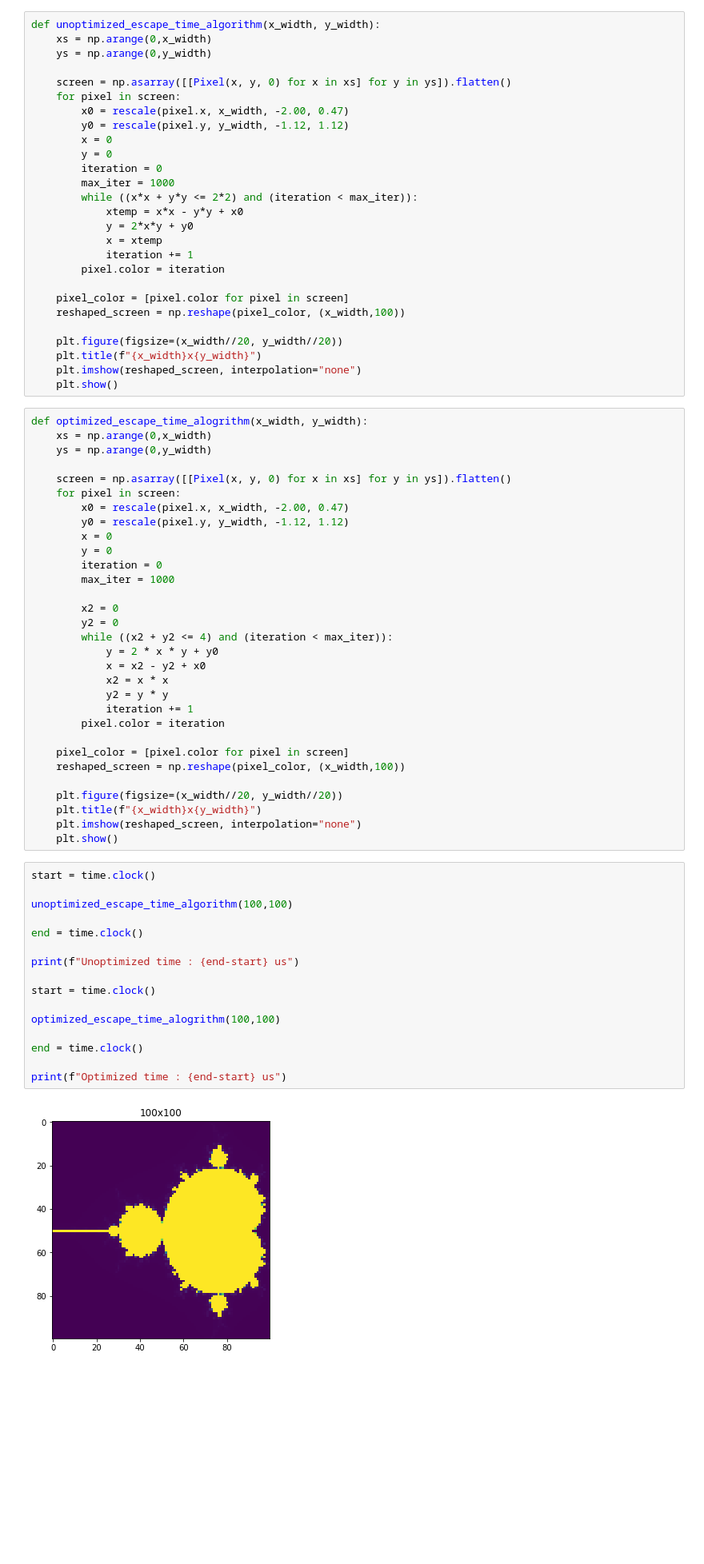
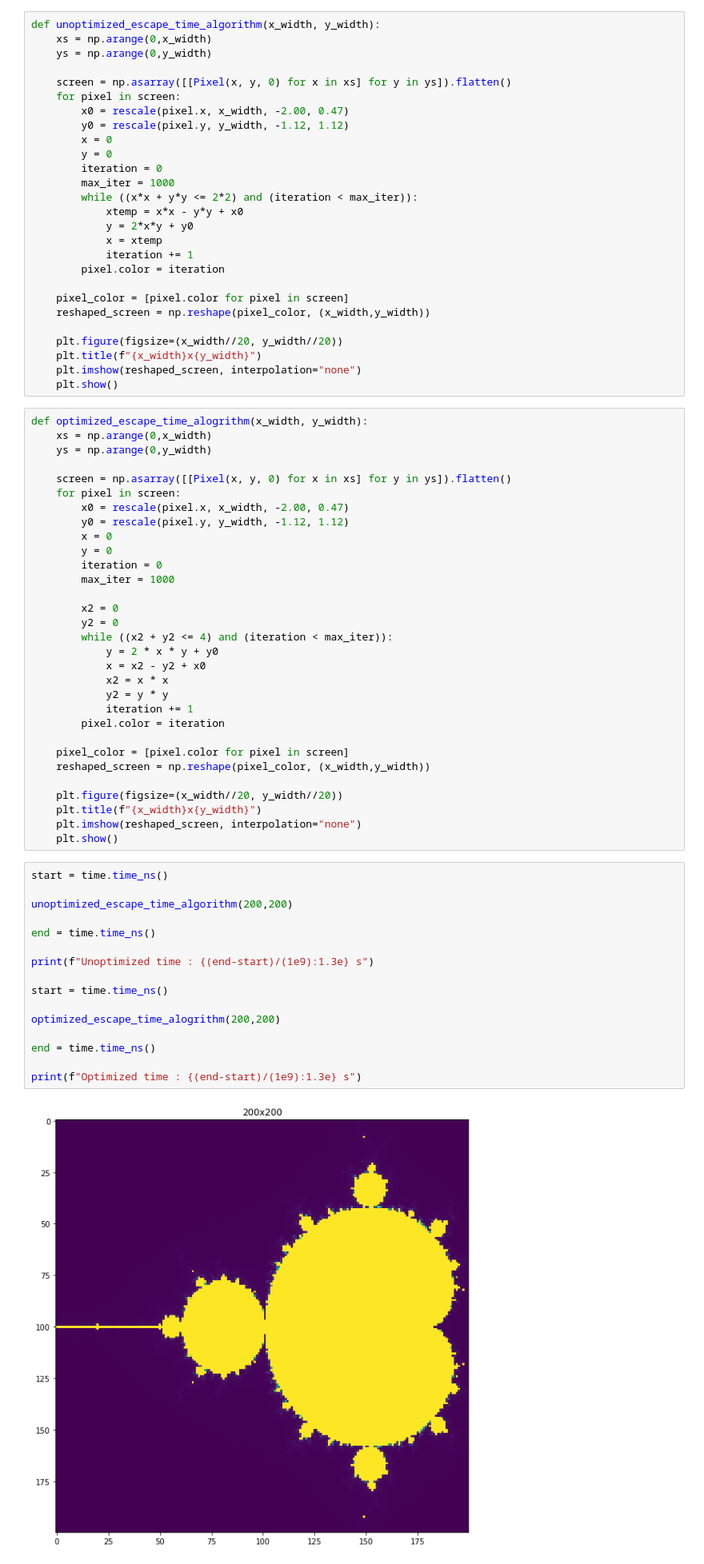
Before and after one commit to kitizl/Fractals, a Jupyter notebook: fractal.ipynb, the cells around one changed output. Shown: that part at 80% size. Saved outputs shown, nothing was run; the diff lists cells and outputs as text; blank space fills up the shorter version.

Commit message:
Added fractal notebook
Functioning and (sufficiently) optimized Mandelbrot fractal generator, embedded inside a notebook.

```diff
--- a/fractal.ipynb
+++ b/fractal.ipynb
@@ -126,7 +126,7 @@ def unoptimized_escape_time_algorithm(x_width, y_width):
 		pixel.color = iteration
 
 	pixel_color = [pixel.color for pixel in screen]
-	reshaped_screen = np.reshape(pixel_color, (x_width,100))
+	reshaped_screen = np.reshape(pixel_color, (x_width,y_width))
 
 	plt.figure(figsize=(x_width//20, y_width//20))
 	plt.title(f"{x_width}x{y_width}")
@@ -157,27 +157,27 @@ def optimized_escape_time_alogrithm(x_width, y_width):
 		pixel.color = iteration
 
 	pixel_color = [pixel.color for pixel in screen]
-	reshaped_screen = np.reshape(pixel_color, (x_width,100))
+	reshaped_screen = np.reshape(pixel_color, (x_width,y_width))
 
 	plt.figure(figsize=(x_width//20, y_width//20))
 	plt.title(f"{x_width}x{y_width}")
 	plt.imshow(reshaped_screen, interpolation="none")
 	plt.show()
 # %%
-start = time.clock()
+start = time.time_ns()
 
-unoptimized_escape_time_algorithm(100,100)
+unoptimized_escape_time_algorithm(200,200)
 
-end = time.clock()
+end = time.time_ns()
 
-print(f"Unoptimized time : {end-start} us")
+print(f"Unoptimized time : {(end-start)/(1e9):1.3e} s")
 
-start = time.clock()
+start = time.time_ns()
 
-optimized_escape_time_alogrithm(100,100)
+optimized_escape_time_alogrithm(200,200)
 
-end = time.clock()
+end = time.time_ns()
 
-print(f"Optimized time : {end-start} us")
+print(f"Optimized time : {(end-start)/(1e9):1.3e} s")
 # %% [output]
-[figure, old version]
+[figure, new version]
```
Also changed, not shown: parts of 1 cell of this notebook.
